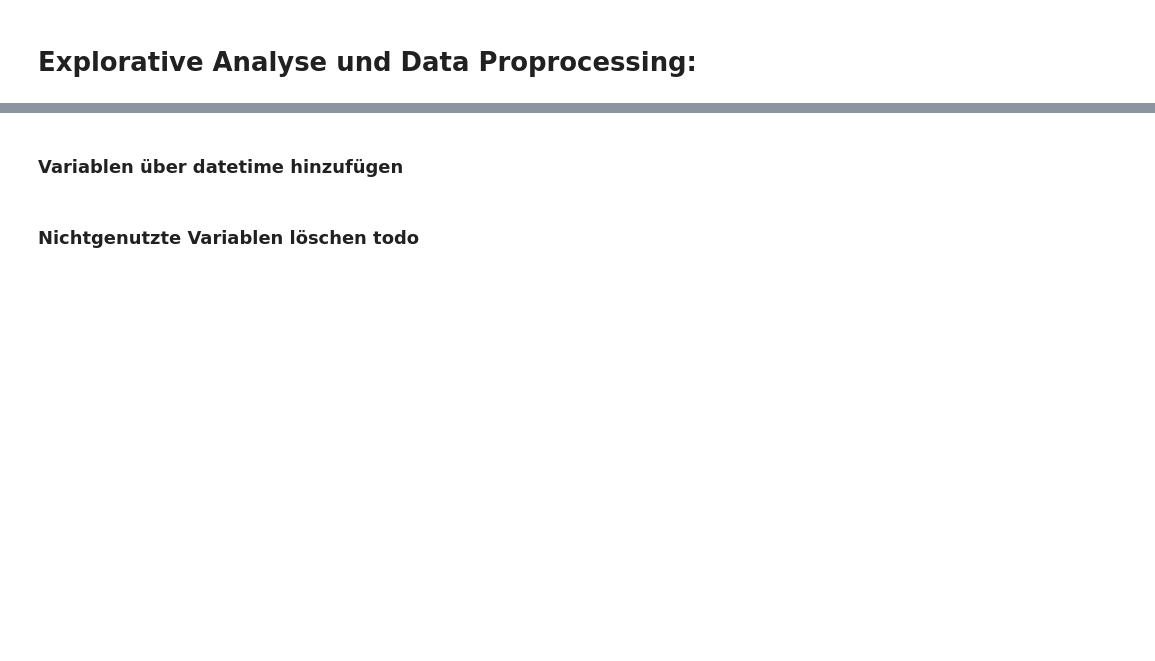
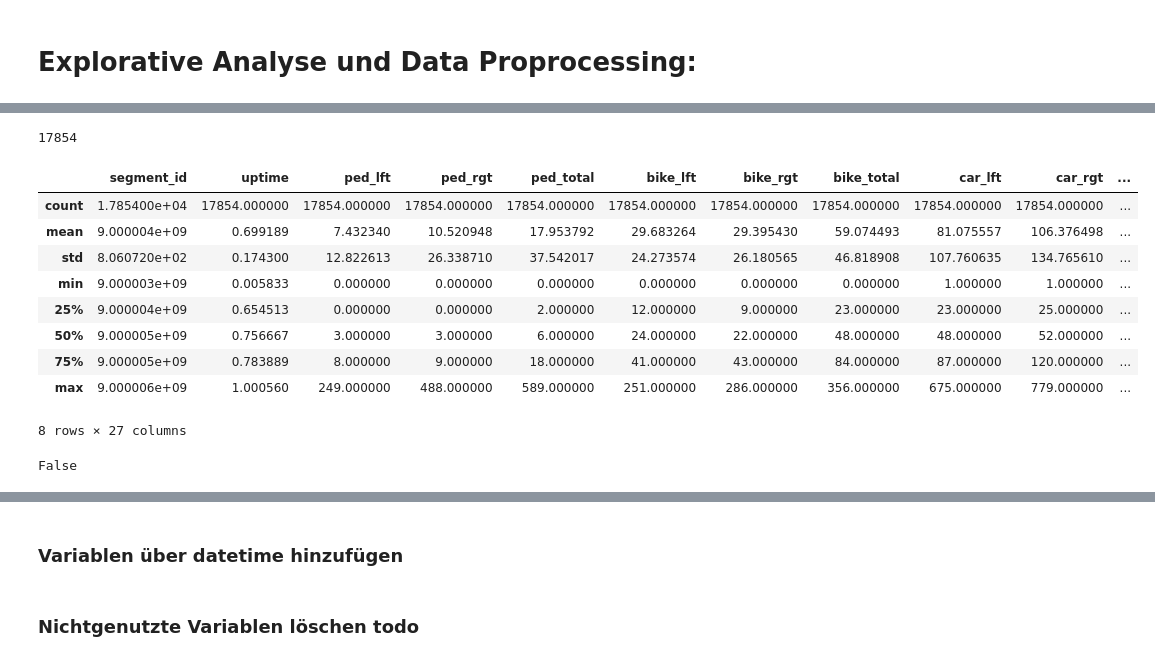
Before and after one commit to mjrm123mi/Data-Science-Pedestrian-Project, a Jupyter notebook: src/Explorative_Datenanalyse_Fußgaengerinnen.ipynb, the cells around one changed output, grey strips where cells are left out. Drawn from its saved outputs; the diff is of its cells as text; code cells hidden in the pictures; blank space fills up the shorter version.

Commit message:
Check Geschwindigkeit

```diff
--- a/src/Explorative_Datenanalyse_Fußgaengerinnen.ipynb
+++ b/src/Explorative_Datenanalyse_Fußgaengerinnen.ipynb
@@ -44,14 +69,34 @@ df_notPlausible_bike.describe()
 # %%
 # Überprüfen der Plausibilität von car_total
 
 df_zaehler["summe_car"]=df_zaehler["car_lft"]+df_zaehler["car_rgt"]
 df_zaehler["summe_car_valid"]=df_zaehler["car_total"]==df_zaehler["summe_car"]
 plausibel_false_car = (df_zaehler["summe_car_valid"]==False).sum()
 print(plausibel_false_car)
 
 df_notPlausible_car=df_zaehler[df_zaehler["summe_car_valid"]==False]
-df_notPlausible_car["car_total_fehler"]=df_notPlausible_car["car_total"]-df_notPlausible_car["summe_car"]
-df_notPlausible_car.describe()
+df_notPlausible_car_copy= df_notPlausible_car.copy()
+df_notPlausible_car_copy["car_total_fehler"]=df_notPlausible_car["car_total"]-df_notPlausible_car["summe_car"]
+df_notPlausible_car_copy.describe()
+# %% [output]
+17854
+|  | segment_id | uptime | ped_lft | ped_rgt | ped_total | bike_lft | bike_rgt | bike_total | car_lft | car_rgt | ... |
+| count | 1.785400e+04 | 17854.000000 | 17854.000000 | 17854.000000 | 17854.000000 | 17854.000000 | 17854.000000 | 17854.000000 | 17854.000000 | 17854.000000 | ... |
+| mean | 9.000004e+09 | 0.699189 | 7.432340 | 10.520948 | 17.953792 | 29.683264 | 29.395430 | 59.074493 | 81.075557 | 106.376498 | ... |
+| std | 8.060720e+02 | 0.174300 | 12.822613 | 26.338710 | 37.542017 | 24.273574 | 26.180565 | 46.818908 | 107.760635 | 134.765610 | ... |
+| min | 9.000003e+09 | 0.005833 | 0.000000 | 0.000000 | 0.000000 | 0.000000 | 0.000000 | 0.000000 | 1.000000 | 1.000000 | ... |
+| 25% | 9.000004e+09 | 0.654513 | 0.000000 | 0.000000 | 2.000000 | 12.000000 | 9.000000 | 23.000000 | 23.000000 | 25.000000 | ... |
+| 50% | 9.000005e+09 | 0.756667 | 3.000000 | 3.000000 | 6.000000 | 24.000000 | 22.000000 | 48.000000 | 48.000000 | 52.000000 | ... |
+| 75% | 9.000005e+09 | 0.783889 | 8.000000 | 9.000000 | 18.000000 | 41.000000 | 43.000000 | 84.000000 | 87.000000 | 120.000000 | ... |
+| max | 9.000006e+09 | 1.000560 | 249.000000 | 488.000000 | 589.000000 | 251.000000 | 286.000000 | 356.000000 | 675.000000 | 779.000000 | ... |
+8 rows × 27 columns
+# %%
+#Überprüfen von Plausibilität Geschwindigkeit
+df_zaehler["summe_carspeed"]=df_zaehler["car_speed10"]+df_zaehler["car_speed20"]+df_zaehler["car_speed30"]+df_zaehler["car_speed40"]+df_zaehler["car_speed50"]+df_zaehler["car_speed60"]+df_zaehler["car_speed70"]
+plausibel_false_carspeed = not (df_zaehler["summe_carspeed"]==100).any()
+print(plausibel_false_carspeed)
+# %% [output]
+False
 # %%
 # Stündliche Werte für ped_total, wie unter Datengrundlage - Telraam erklärt
 df_zaehler['pedtotal_corrected'] = (df_zaehler['ped_total'] * (1 - df_zaehler['uptime'])) + df_zaehler['ped_total']
```
Also changed, not shown: parts of 3 cells of this notebook, 2 other files.
